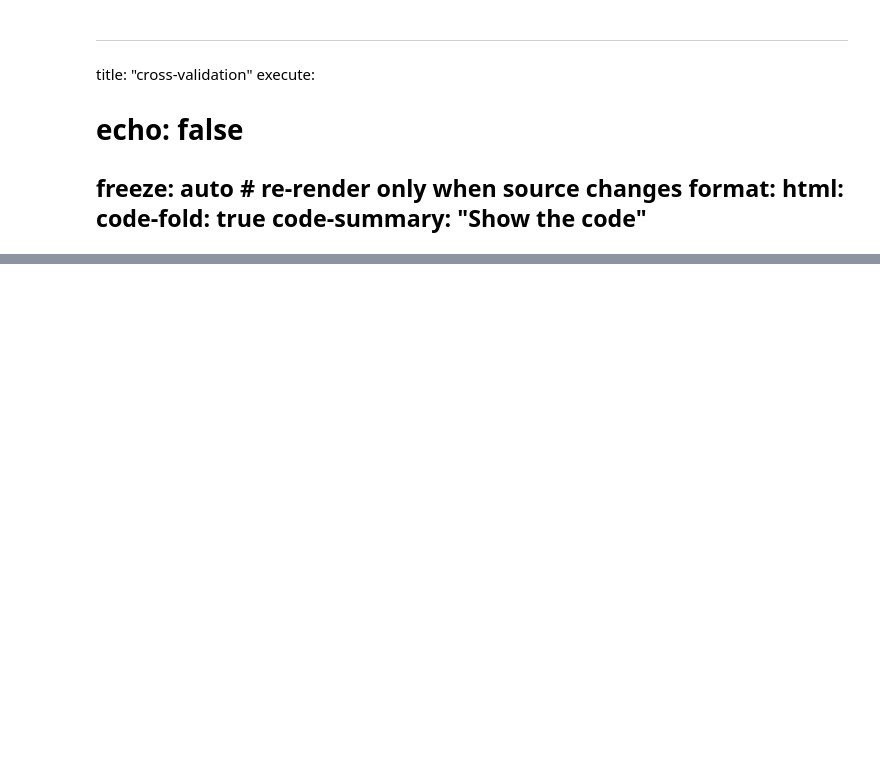
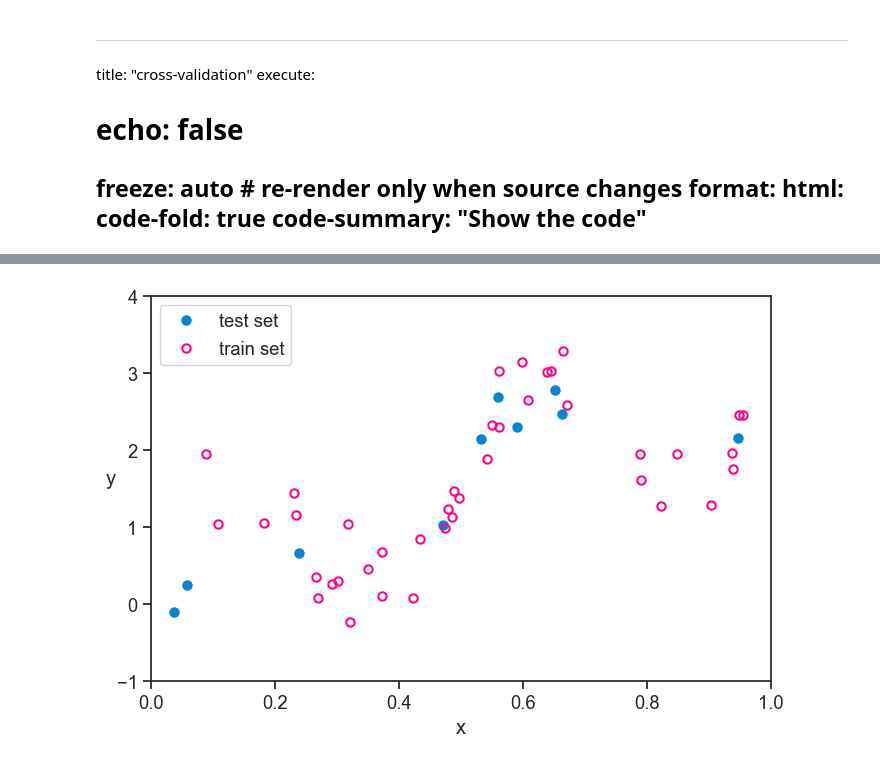
Before and after one commit to yairmau/statistics, a Jupyter notebook: generalization/cross-validation.ipynb, the cells around one changed output, grey strips where cells are left out. Saved outputs shown, nothing was run; the diff lists cells and outputs as text; code cells hidden in the pictures; blank space fills up the shorter version.

```diff
--- a/generalization/cross-validation.ipynb
+++ b/generalization/cross-validation.ipynb
@@ -11,0 +110,24 @@ format:
+# %%
+np.random.seed(1)
+idx_test = np.random.choice(len(sample_x), size=10, replace=False)
+test_x = sample_x[idx_test]
+test_y = sample_y[idx_test]
+remaining_idx = np.setdiff1d(np.arange(len(sample_x)), idx_test)
+train_x = sample_x[remaining_idx]
+train_y = sample_y[remaining_idx]
+# %%
+#| code-summary: "plot"
+fig, ax = plt.subplots(figsize=(8, 5))
+ax.plot(test_x, test_y, ls="None", marker='o', markersize=6,
+        markerfacecolor=blue, markeredgecolor=blue,
+        markeredgewidth=1.5, clip_on=False, label="test set")
+ax.plot(train_x, train_y, ls="None", marker='o', markersize=6,
+        markerfacecolor='None', markeredgecolor=pink,
+        markeredgewidth=1.5, clip_on=False, label="train set")
+ax.legend(loc="upper left", frameon=True)
+ax.set(xlabel="x",
+        xlim=(pop_x[0], pop_x[-1]),
+        ylim=(-1, 4))
+ax.set_ylabel("y", rotation=0);
+# %% [output]
+[figure, added]
```
Also changed, not shown: parts of 29 cells of this notebook.
